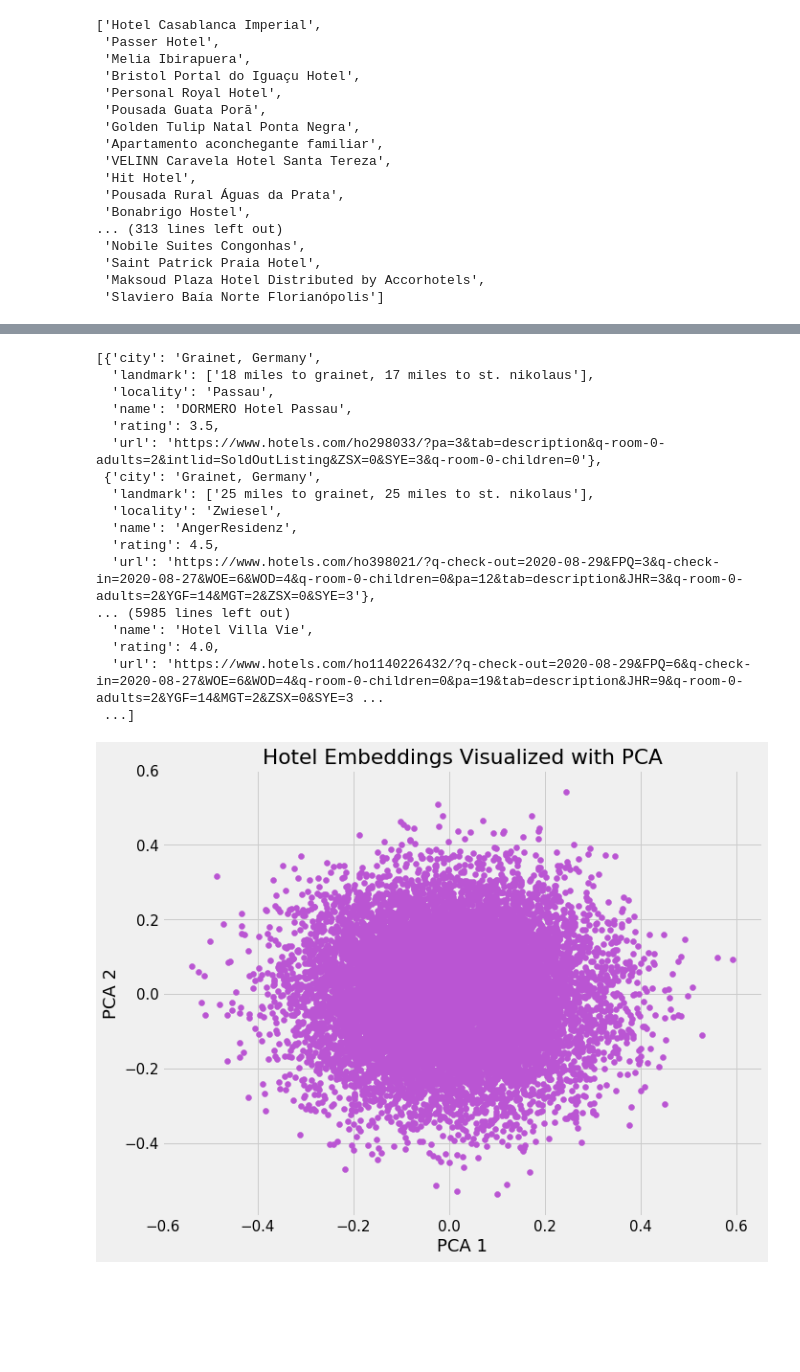
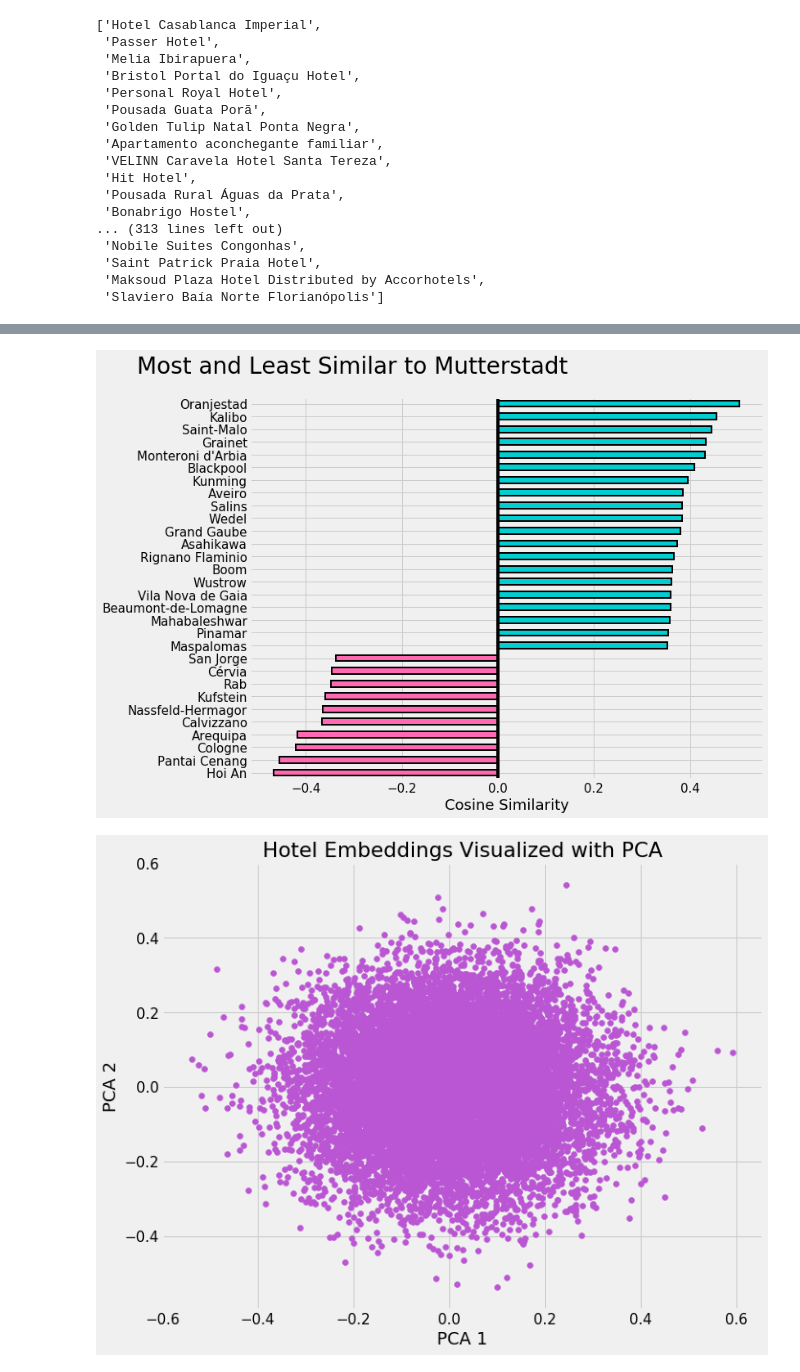
Before and after one commit to fpleoni/where_do_we_go_from_here, a Jupyter notebook: jupyter_notebooks/using_embeddings_from_fourth_attempt.ipynb, the cells around one changed output, grey strips where cells are left out. Saved outputs shown, nothing was run; the diff lists cells and outputs as text; code cells hidden in the pictures; blank space fills up the shorter version.

```diff
--- a/jupyter_notebooks/using_embeddings_from_fourth_attempt.ipynb
+++ b/jupyter_notebooks/using_embeddings_from_fourth_attempt.ipynb
@@ -443,5 +443,4 @@ def find_similar_hotels(name, weights, index_name = "hotel_name", n = 20,
 
     # Print the most similar and distances
     for c in reversed(closest):
-        print(f"{}: {rindex[c]} Similarity: {distances[c]:.{2}}".format(index_name.capitalize(),
-                                                                        rindex[c], round(distances[c], 2))
+        print("{}: {} Similarity: {}".format(index_name.capitalize(),rindex[c], round(distances[c], 2)))
@@ -685,23 +696,7 @@ find_similar_hotels("Weligama", city_weights, index_name = "city",)
 # %%
-find_similar_cities("Mutterstadt", city_weights, index_name = "city", n = 20 , filtering = True, filter_name = "country")
+find_similar_hotels("Mutterstadt", city_weights, index_name = "city", n = 20, plot = True)
 # %% [output]
-[{'city': 'Grainet, Germany',
-  'landmark': ['18 miles to grainet, 17 miles to st. nikolaus'],
-  'locality': 'Passau',
-  'name': 'DORMERO Hotel Passau',
-  'rating': 3.5,
-  'url': 'https://www.hotels.com/ho298033/?pa=3&tab=description&q-room-0-adults=2&intlid=SoldOutListing&ZSX=0&SYE=3&q-room-0-children=0'},
- {'city': 'Grainet, Germany',
-  'landmark': ['25 miles to grainet, 25 miles to st. nikolaus'],
-  'locality': 'Zwiesel',
-  'name': 'AngerResidenz',
-  'rating': 4.5,
-  'url': 'https://www.hotels.com/ho398021/?q-check-out=2020-08-29&FPQ=3&q-check-in=2020-08-27&WOE=6&WOD=4&q-room-0-children=0&pa=12&tab=description&JHR=3&q-room-0-adults=2&YGF=14&MGT=2&ZSX=0&SYE=3'},
-... (5985 lines left out)
-  'name': 'Hotel Villa Vie',
-  'rating': 4.0,
-  'url': 'https://www.hotels.com/ho1140226432/?q-check-out=2020-08-29&FPQ=6&q-check-in=2020-08-27&WOE=6&WOD=4&q-room-0-children=0&pa=19&tab=description&JHR=9&q-room-0-adults=2&YGF=14&MGT=2&ZSX=0&SYE=3 ...
- ...]
+[figure, added]
 # %%
 # Use PCA
 pca = PCA(n_components = 4)
```
Also changed, not shown: parts of 4 cells of this notebook.
